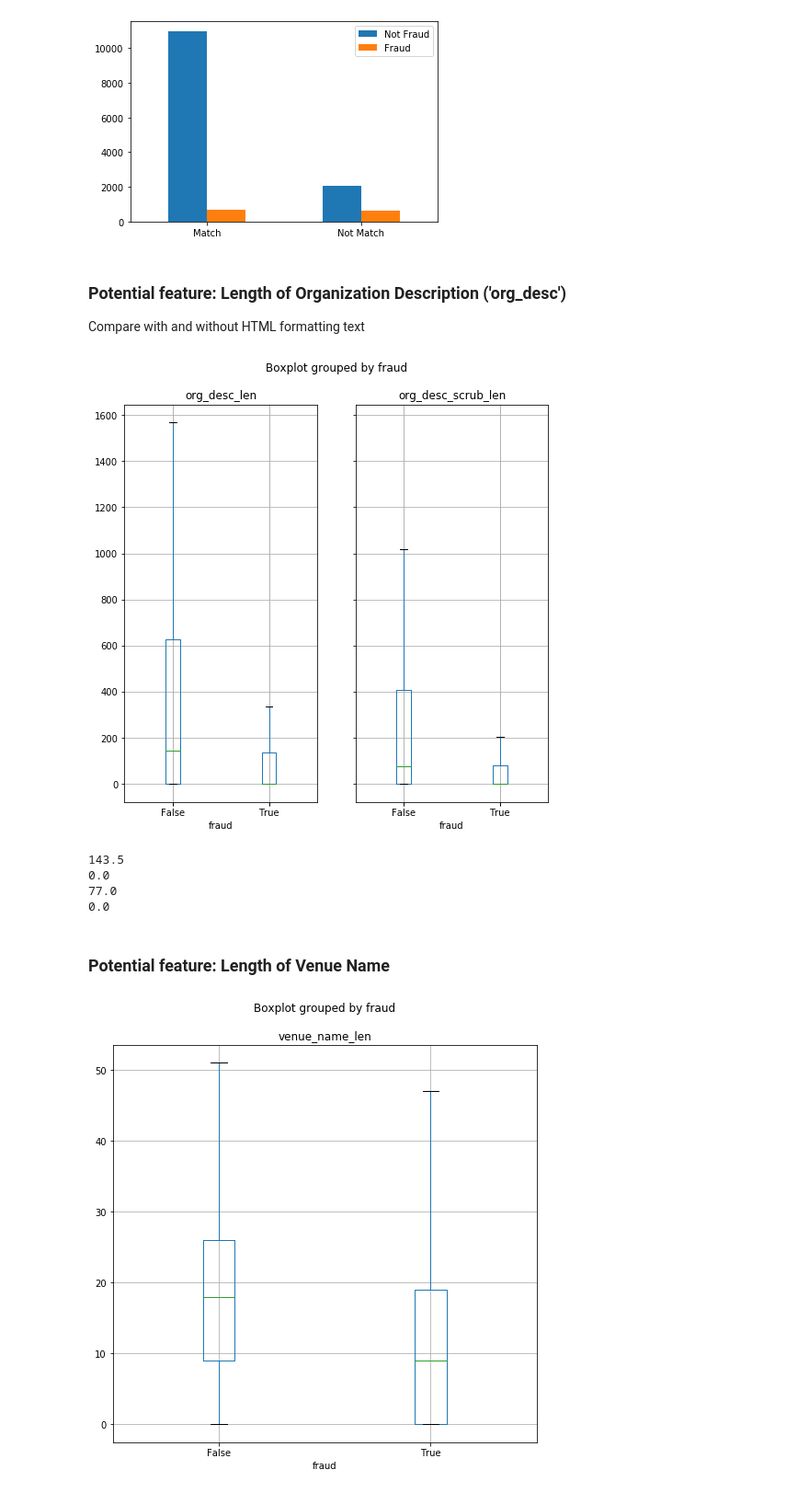
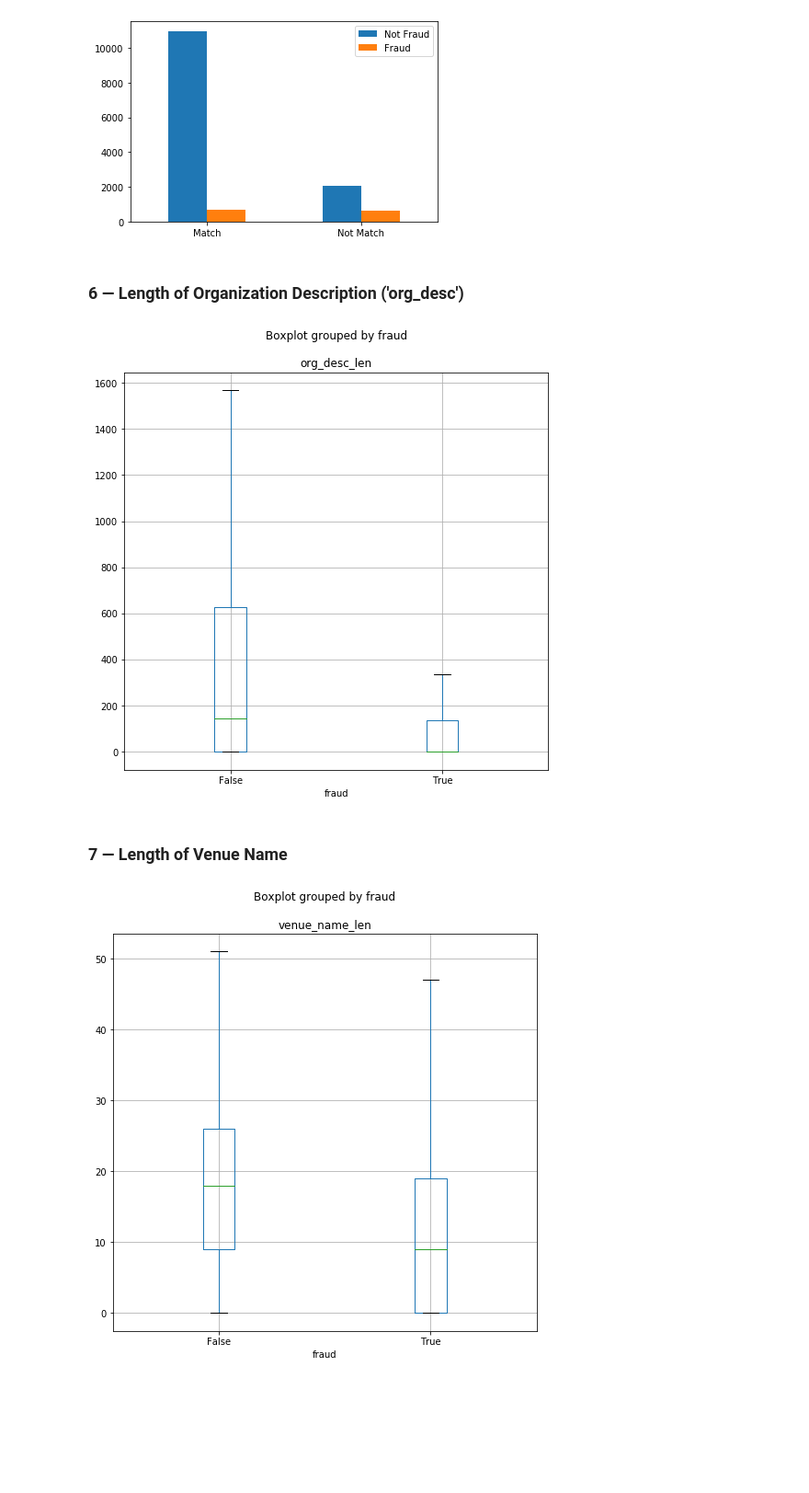
Before and after one commit to kellystroh/Fraud_Detection_Classifier, a Jupyter notebook: feature_engineering.ipynb, the cells around one changed output. Shown: that part at 92% size. Cells and saved outputs as stored; diff of their text form; code cells hidden in the pictures; blank space fills up the shorter version.

```diff
--- a/feature_engineering.ipynb
+++ b/feature_engineering.ipynb
@@ -272,0 +175,9 @@ previous_payouts(data)
+# %%
+TG_cols = ['num_tiers', 'tickets_available', 'average_ticket_price', 'min_price', 'max_price', 'potential_revenue']
+fig, axs = plt.subplots(6,1, figsize =(16,12))
+for idx, ax in enumerate(axs.flatten()):
+    ax.boxplot([data[data.fraud == True][TG_cols[idx]], data[data.fraud == False][TG_cols[idx]]],
+               labels=['fraud', 'not fraud'], flierprops=dict(marker='.', markersize=2, alpha=.5), vert=False,
+               whis=[5, 95], showfliers=False)
+    ax.set_title(TG_cols[idx])
+plt.subplots_adjust(hspace = 0.6)
@@ -307,4 +235,17 @@ def scrub_words(text):
+# %%
+def scrub_HTML(text):
+    punc_entities = ['$quot', '$amp', '$lt', '$lsquo' , '$rsquo', '$ldquo', '$rdquo' , '$sbquo', '$dquo', '$prime', '$dblprime', '$nbsp',
+                     '$hyphen', '$ndash', '$mdash', '$nspace', '$mspace', '$thinsp', '$brvbar', '$bull', '$tri', '$hellip', '$circ', '$uml',
+                     '$tilde', '$lsaquo', '$rsaquo', '$laquo', '$raquo', '$oline', '$iquest', '$iexcl', '$intbang']
+    # remove html tags & punctuation entities
+    text=re.sub("(<.*?>)","",text)
+    for x in punc_entities:
+        text = re.sub(x, "", text)
+
+    #remove whitespace
+    text=text.strip()
+    return text
 # %%
 data.description.fillna('', inplace = True)
-data['desc_scrub_len'] = data['description'].apply(lambda x: len(scrub_words(x)))
+data['HTML_chars'] = data['description'].apply(lambda x: len(x) - len(scrub_HTML(x)))
 # %%
@@ -387,30 +318,16 @@ xdf.plot.bar(rot=0);
 # %% [output]
 [figure]
 # %% [markdown]
-### Potential feature: Length of Organization Description ('org_desc')
-
-Compare with and without HTML formatting text
+### 6 — Length of Organization Description ('org_desc')
 # %%
 ### Create column for the length of entry in the organization description (org_desc) field.
 data['org_desc_len'] = data.org_desc.fillna('').str.len()
-# %%
-data['org_desc_scrub_len'] = data['org_desc'].apply(lambda x: len(scrub_words(x)))
 # %%
-data.boxplot(column=['org_desc_len', 'org_desc_scrub_len'], by='fraud', figsize=(8,8), showfliers=False);
+data.boxplot(column=['org_desc_len'], by='fraud', figsize=(8,8), showfliers=False);
 # %% [output]
-[figure, old version]
+[figure, new version]
-# %%
-print(data[data.fraud==False].org_desc_len.median())
-print(data[data.fraud==True].org_desc_len.median())
-print(data[data.fraud==False].org_desc_scrub_len.median())
-print(data[data.fraud==True].org_desc_scrub_len.median())
-# %% [output]
-143.5
-0.0
-77.0
-0.0
 # %% [markdown]
-### Potential feature: Length of Venue Name
+### 7 — Length of Venue Name
 # %%
 ### Create column for the length of entry in the venue_name field.
 data['venue_name_len'] = data['venue_name'].fillna('').str.len()
```
Also changed, not shown: parts of 56 cells of this notebook, 3 other files.
